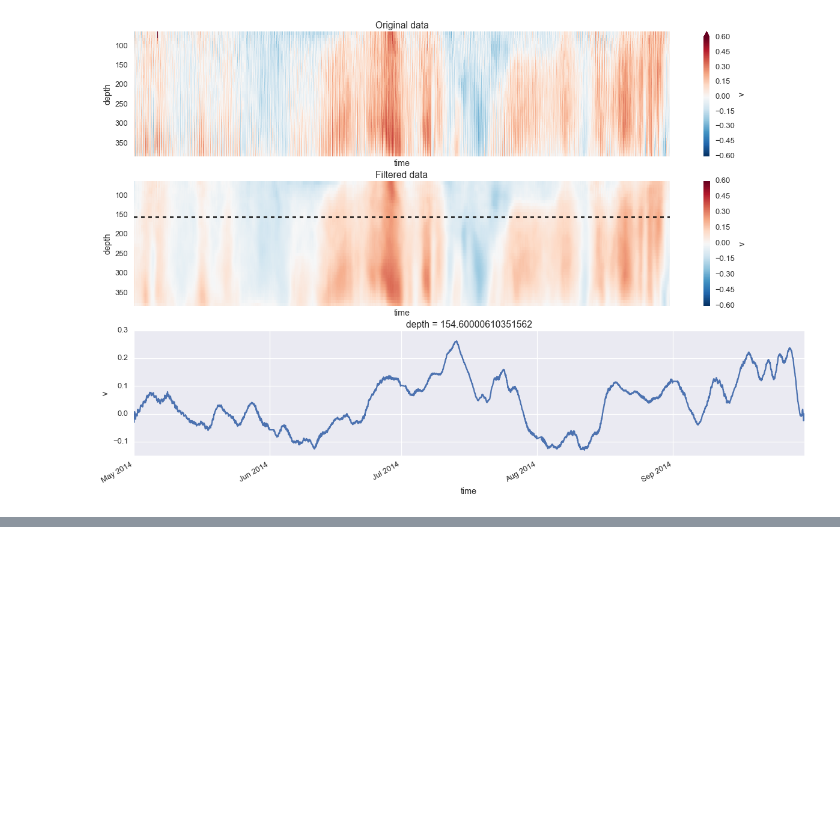
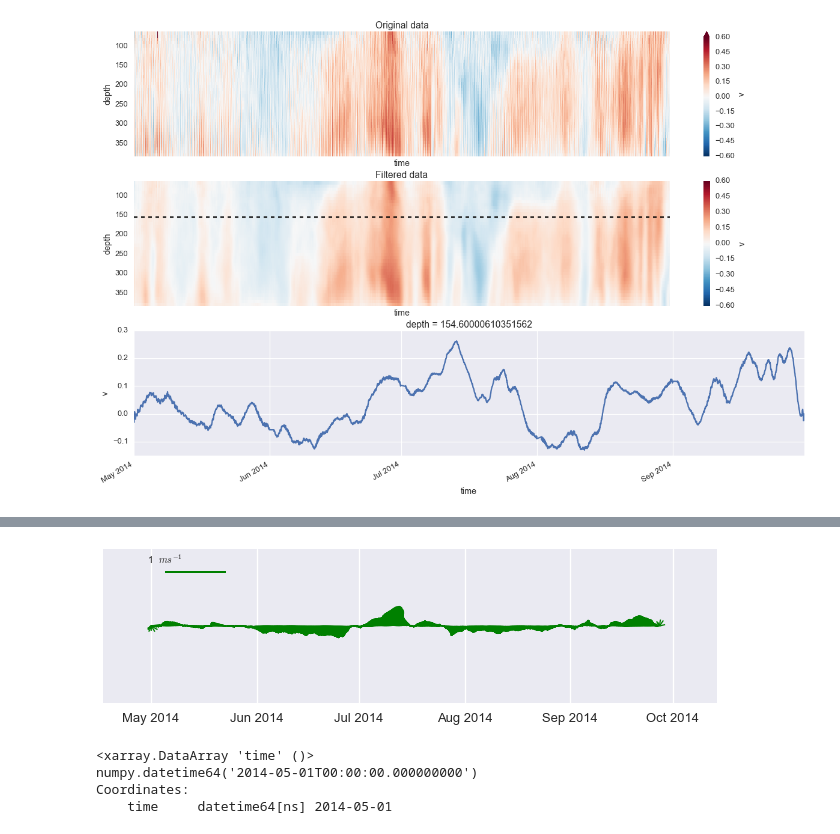
Before and after one commit to UBC-MOAD/neptune_data, a Jupyter notebook: NEPTUNE_adcp_Hovmoller_diagram.ipynb, the cells around one changed output, grey strips where cells are left out. Cells and saved outputs as stored; diff of their text form; code cells hidden in the pictures; blank space fills up the shorter version.

```diff
--- a/NEPTUNE_adcp_Hovmoller_diagram.ipynb
+++ b/NEPTUNE_adcp_Hovmoller_diagram.ipynb
@@ -294,0 +335,19 @@ Attributes:
+# %%
+fig, ax = plt.subplots(figsize=(11, 2.75))
+
+q = stick_plot(timess, uu_filt.isel(depth=40), vv_filt.isel(depth=40), ax=ax, width=0.002, color='green')
+
+ref = 1
+qk = ax.quiverkey(q, 0.1, 0.85, ref,
+                  "%s  $ms^{-1}$" % ref,
+                  labelpos='N', coordinates='axes')
+# %% [output]
+[figure, added]
+# %%
+
+uu.time[0]
+# %% [output]
+<xarray.DataArray 'time' ()>
+numpy.datetime64('2014-05-01T00:00:00.000000000')
+Coordinates:
+    time     datetime64[ns] 2014-05-01
```
Also changed, not shown: parts of 13 cells of this notebook, 2 other files.
